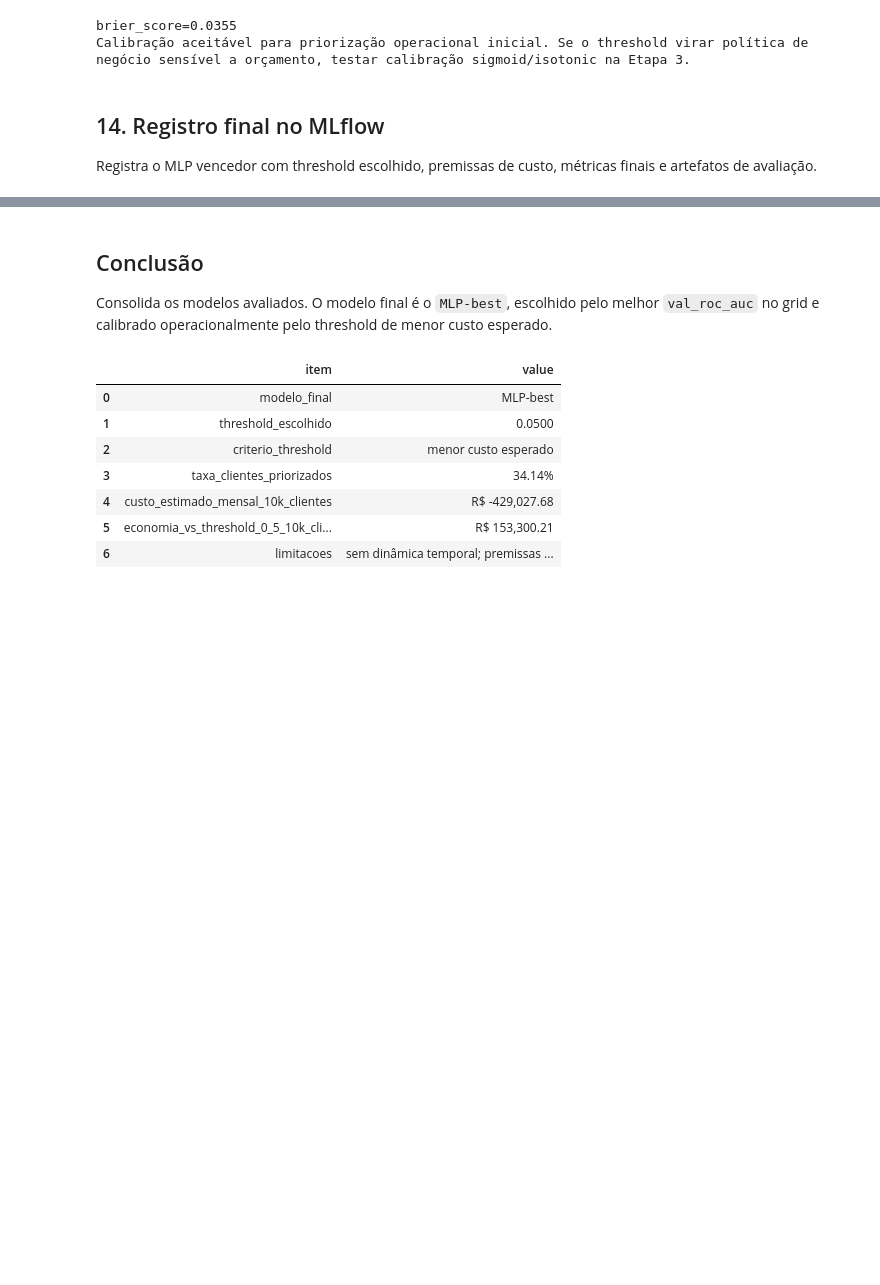
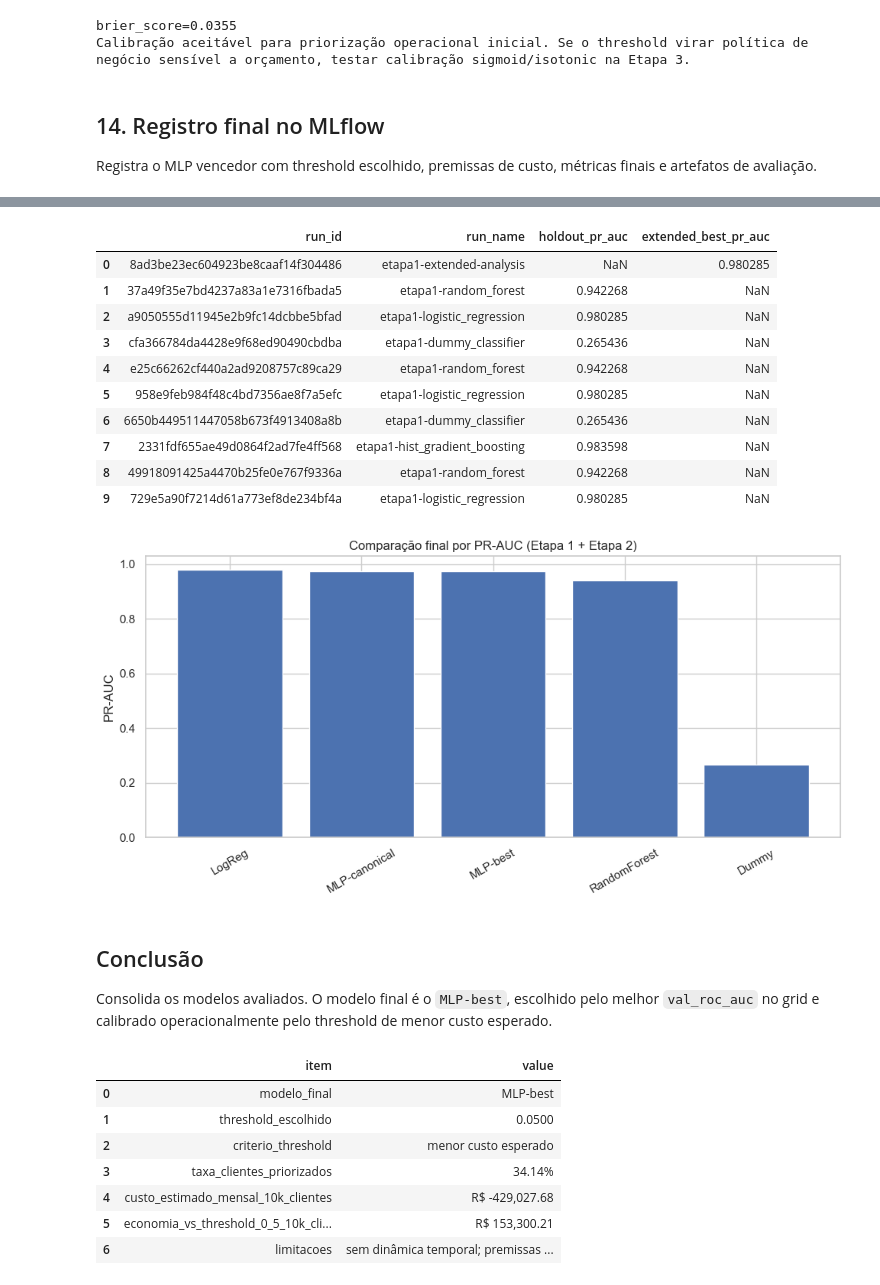
Before and after one commit to crisleymarques/postech-ml-challenge-fase-1, a Jupyter notebook: notebooks/03_MLP_Modelagem_e_Avaliacao.ipynb, the cells around one changed output, grey strips where cells are left out. Cells and saved outputs as stored; diff of their text form; code cells hidden in the pictures; blank space fills up the shorter version.

Commit message:
feat: atualiza notebook de modelagem MLP com melhorias na estrutura e integração com MLflow

```diff
--- a/notebooks/03_MLP_Modelagem_e_Avaliacao.ipynb
+++ b/notebooks/03_MLP_Modelagem_e_Avaliacao.ipynb
@@ -1375,5 +1381,56 @@ final_run_id=884dbb3ee59c4e47995325bc13def68d
 threshold_chosen=0.0500
 expected_cost=-60450.00
+# %%
+from mlflow.tracking import MlflowClient
+
+client = MlflowClient(tracking_uri=MLFLOW_TRACKING_URI)
+experiment_baselines = client.get_experiment_by_name("telco-churn-etapa-1-baselines")
+
+recent_baseline_runs = []
+if experiment_baselines is not None:
+    runs = client.search_runs(
+        experiment_ids=[experiment_baselines.experiment_id],
+        order_by=["attributes.start_time DESC"],
+        max_results=10,
+    )
+    for run in runs:
+        recent_baseline_runs.append(
+            {
+                "run_id": run.info.run_id,
+                "run_name": run.data.tags.get("mlflow.runName", ""),
+                "holdout_pr_auc": run.data.metrics.get("holdout_pr_auc"),
+                "extended_best_pr_auc": run.data.metrics.get("extended_best_pr_auc"),
+            }
+        )
+
+recent_baseline_runs_df = pd.DataFrame(recent_baseline_runs)
+display(recent_baseline_runs_df)
+
+fig_compare_stage, ax = plt.subplots(figsize=(10, 5))
+plot_df = comparison_df.sort_values("pr_auc", ascending=False)
+ax.bar(plot_df["model"], plot_df["pr_auc"])
+ax.set_title("Comparação final por PR-AUC (Etapa 1 + Etapa 2)")
+ax.set_ylabel("PR-AUC")
+ax.tick_params(axis="x", rotation=30)
+plt.tight_layout()
+
+with mlflow.start_run(run_name="comparison-pr-auc-figure"):
+    mlflow.log_figure(fig_compare_stage, "comparison/pr_auc_comparison_bar.png")
+
+plt.show()
+# %% [output]
+|  | run_id | run_name | holdout_pr_auc | extended_best_pr_auc |
+| 0 | 8ad3be23ec604923be8caaf14f304486 | etapa1-extended-analysis | NaN | 0.980285 |
+| 1 | 37a49f35e7bd4237a83a1e7316fbada5 | etapa1-random_forest | 0.942268 | NaN |
+| 2 | a9050555d11945e2b9fc14dcbbe5bfad | etapa1-logistic_regression | 0.980285 | NaN |
+| 3 | cfa366784da4428e9f68ed90490cbdba | etapa1-dummy_classifier | 0.265436 | NaN |
+| 4 | e25c66262cf440a2ad9208757c89ca29 | etapa1-random_forest | 0.942268 | NaN |
+| 5 | 958e9feb984f48c4bd7356ae8f7a5efc | etapa1-logistic_regression | 0.980285 | NaN |
+| 6 | 6650b449511447058b673f4913408a8b | etapa1-dummy_classifier | 0.265436 | NaN |
+| 7 | 2331fdf655ae49d0864f2ad7fe4ff568 | etapa1-hist_gradient_boosting | 0.983598 | NaN |
+| 8 | 49918091425a4470b25fe0e767f9336a | etapa1-random_forest | 0.942268 | NaN |
+| 9 | 729e5a90f7214d61a773ef8de234bf4a | etapa1-logistic_regression | 0.980285 | NaN |
+[figure, added]
 # %% [markdown]
 ## Conclusão
 
```
Also changed, not shown: parts of 7 cells of this notebook.
